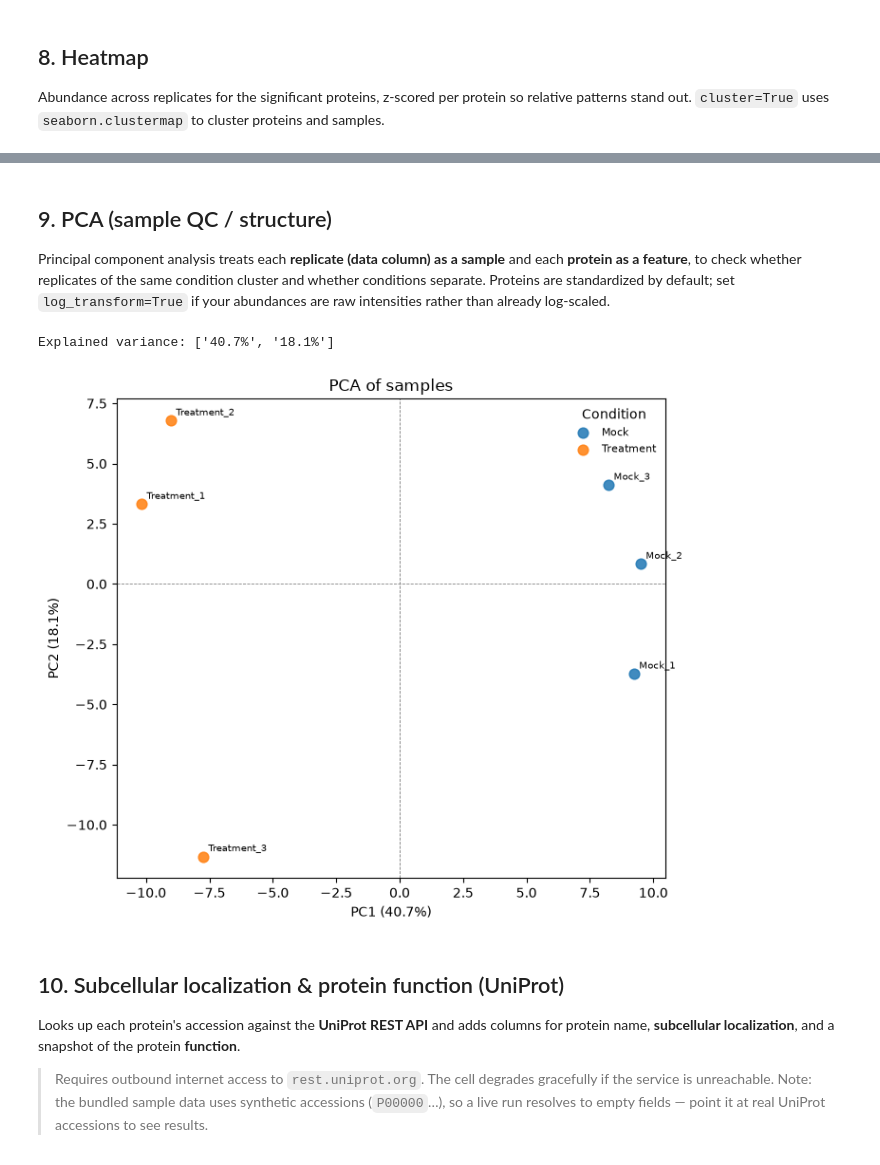
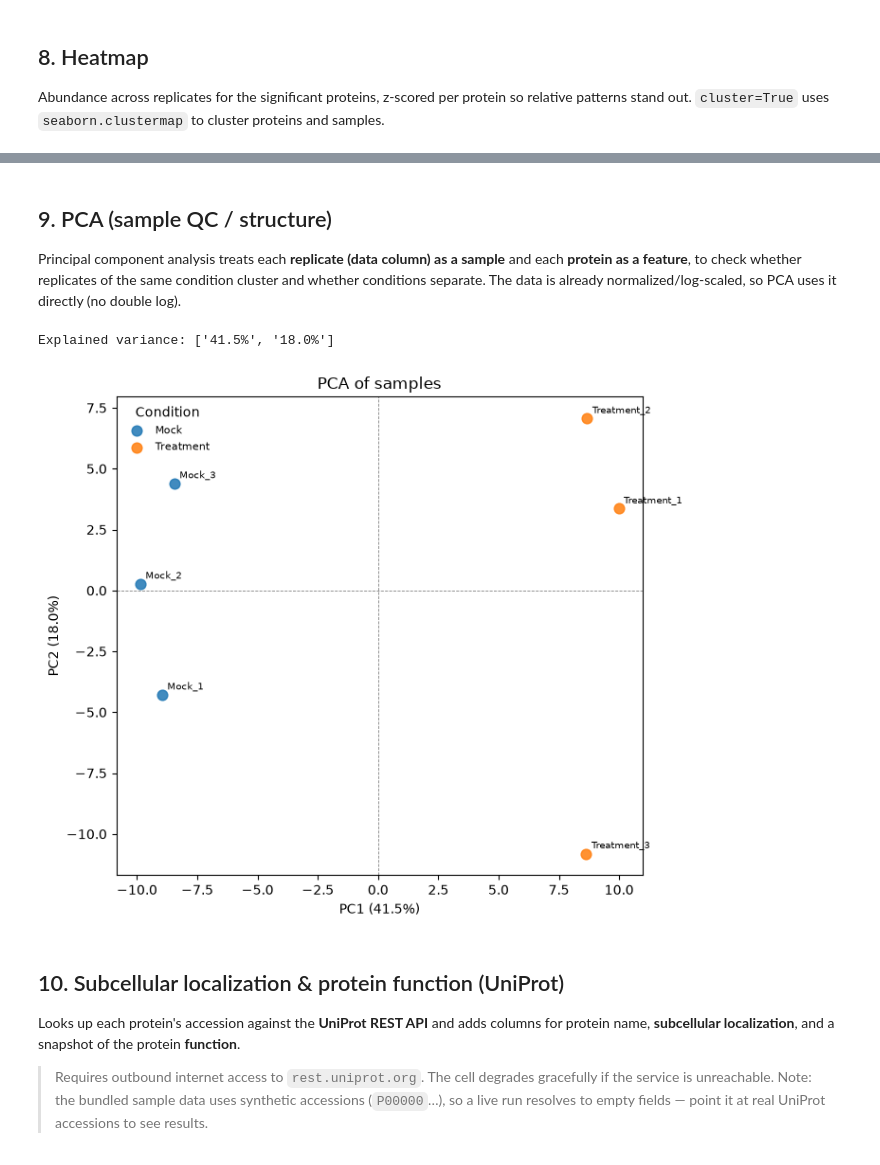
Before and after one commit to alanacaldwell-tech/MS_Processing_Software, a Jupyter notebook: notebooks/proteomics_processing.ipynb, the cells around one changed output, grey strips where cells are left out. Drawn from its saved outputs; the diff is of its cells as text; code cells hidden in the pictures.

```diff
--- a/notebooks/proteomics_processing.ipynb
+++ b/notebooks/proteomics_processing.ipynb
@@ -32,13 +34,17 @@ import ms_processing as msp
 
 # --- User inputs (GUI form fields) ---------------------------------------
 DATA_FILE = REPO_ROOT / "sample_data" / "sample_dataset.xlsx"
-EXPERIMENT_TYPE = "ABPP"   # see msp.EXPERIMENT_TYPES
-PLEX = 6                    # 6 / 10 / 16, or any custom integer
-DATA_START_COLUMN = "Z"    # quantitative data begins here
+EXPERIMENT_TYPE = "ABPP"          # see msp.EXPERIMENT_TYPES
+PLEX = 6                          # 6 / 10 / 16, or any custom integer
+DATA_START_COLUMN = "Z"          # quantitative data begins here
+NORMALIZATION = "log2_median"    # see msp.NORMALIZATION_METHODS
 
 print("Available experiment types:", [e.name for e in msp.EXPERIMENT_TYPES.values()])
 print("Standard plexes:", msp.STANDARD_PLEXES)
 print("Gene-symbol column:", msp.DEFAULT_GENE_COLUMN)
+print("\nNormalization methods:")
+for key, label in msp.NORMALIZATION_METHODS.items():
+    print(f"  {key:<12} {label}")
 # %% [output]
 Available experiment types: ['ABPP', 'AP-MS', 'Whole proteome']
 Standard plexes: (6, 10, 16)
@@ -119,0 +130,7 @@ dataset.data.head()
+# %%
+dataset = msp.normalize_dataset(dataset, method=NORMALIZATION)
+print("Normalization :", dataset.normalization)
+print("Log-scaled    :", dataset.is_log_transformed)
+
+# Quantitative data after normalization (log2 + per-sample median centering).
+dataset.data.head()
@@ -264,22 +294,22 @@ plt.show()
 
 Principal component analysis treats each **replicate (data column) as a sample** and each
 **protein as a feature**, to check whether replicates of the same condition cluster and whether
-conditions separate. Proteins are standardized by default; set `log_transform=True` if your
-abundances are raw intensities rather than already log-scaled.
+conditions separate. The data is already normalized/log-scaled, so PCA uses it directly (no
+double log).
 # %%
 pca = msp.run_pca(
     dataset, condition_map,
     n_components=2,
     scale=True,            # standardize proteins so abundant ones don't dominate
-    log_transform=False,   # True if abundances are raw (not log) intensities
+    # log_transform defaults to None -> logs only if the dataset isn't already log-scaled
 )
 print("Explained variance:", [f"{v:.1%}" for v in pca.explained_variance_ratio])
 
 msp.pca_plot(pca, pc_x=1, pc_y=2, label_samples=True)
 plt.tight_layout(); plt.show()
 # %% [output]
-Explained variance: ['40.7%', '18.1%']
+Explained variance: ['41.5%', '18.0%']
-[figure, old version]
+[figure, new version]
 # %% [markdown]
 ## 10. Subcellular localization & protein function (UniProt)
 
```
Also changed, not shown: parts of 19 cells of this notebook, 7 other files.
